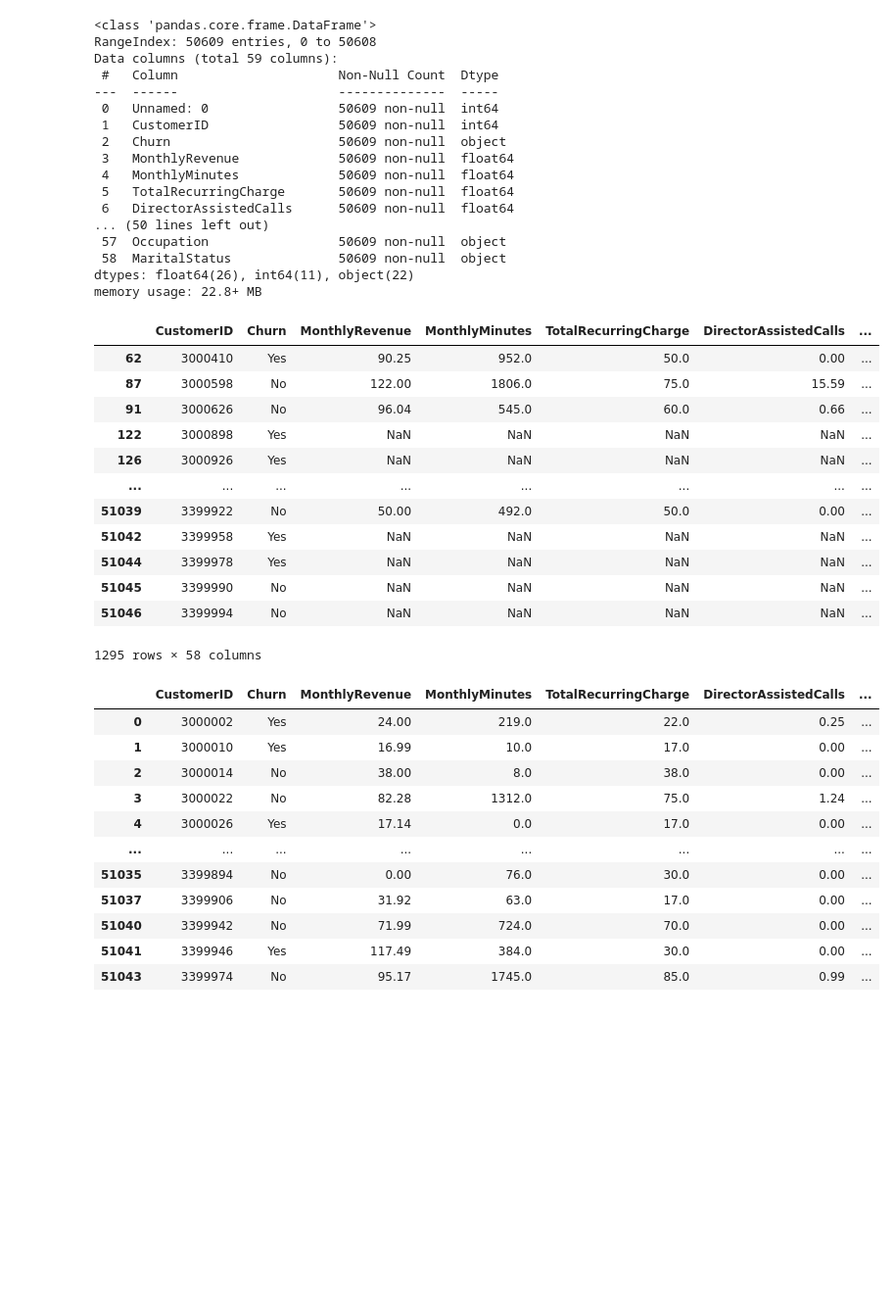
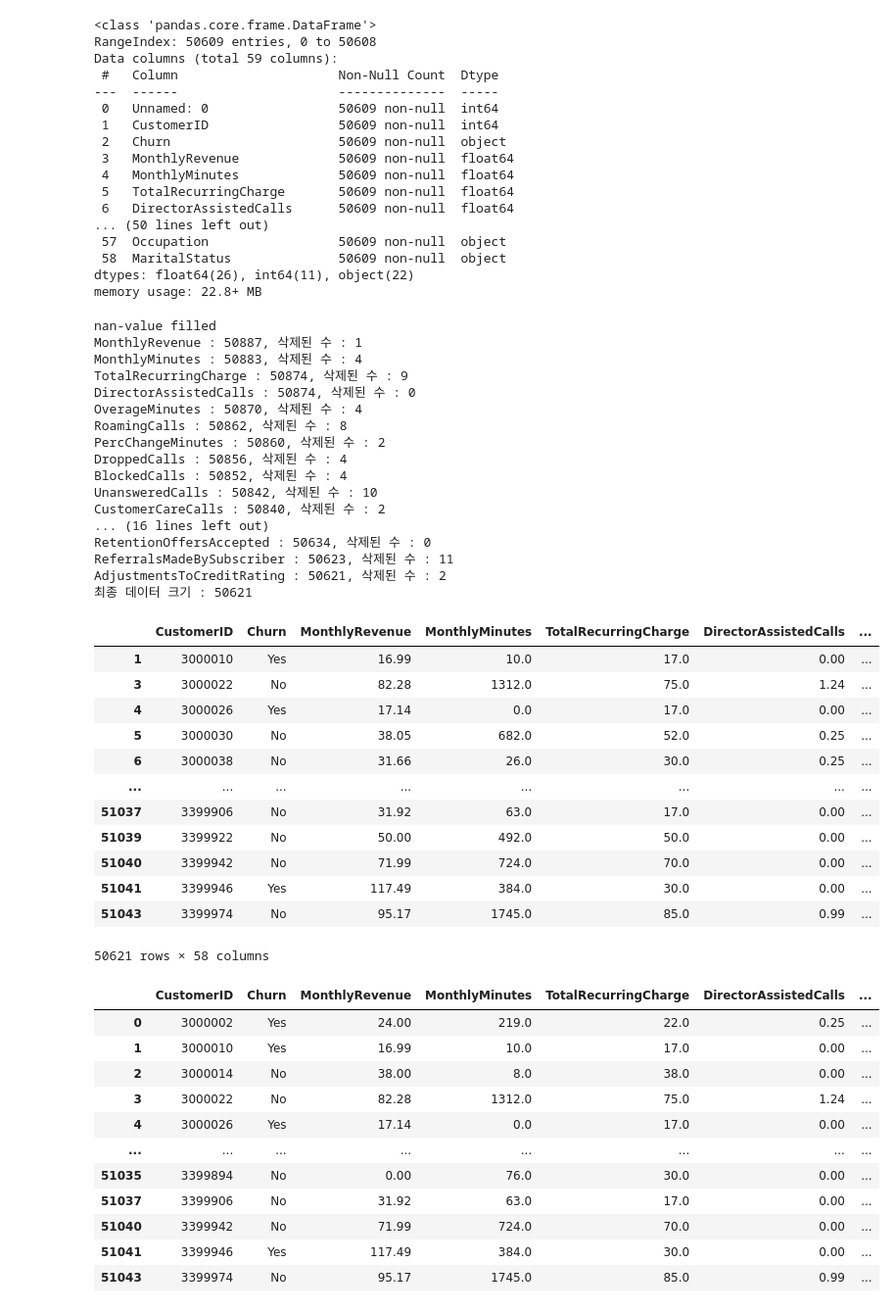
Before and after one commit to SKNETWORKS-FAMILY-AICAMP/SKN04-2nd-4Team, a Jupyter notebook: DL/cus_dl/test.ipynb, the cells around one changed output. Shown: that part at 98% size. Drawn from its saved outputs; the diff is of its cells as text; code cells hidden in the pictures; blank space fills up the shorter version.

```diff
--- a/DL/cus_dl/test.ipynb
+++ b/DL/cus_dl/test.ipynb
@@ -72,22 +72,46 @@ missing_data_rows
 sns.pairplot(
     missing_data_rows
 )
-# %%
-missing_data_rows
-# %% [output]
-|  | CustomerID | Churn | MonthlyRevenue | MonthlyMinutes | TotalRecurringCharge | DirectorAssistedCalls | ... |
-| 62 | 3000410 | Yes | 90.25 | 952.0 | 50.0 | 0.00 | ... |
-| 87 | 3000598 | No | 122.00 | 1806.0 | 75.0 | 15.59 | ... |
-| 91 | 3000626 | No | 96.04 | 545.0 | 60.0 | 0.66 | ... |
-| 122 | 3000898 | Yes | NaN | NaN | NaN | NaN | ... |
-| 126 | 3000926 | Yes | NaN | NaN | NaN | NaN | ... |
-| ... | ... | ... | ... | ... | ... | ... | ... |
-| 51039 | 3399922 | No | 50.00 | 492.0 | 50.0 | 0.00 | ... |
-| 51042 | 3399958 | Yes | NaN | NaN | NaN | NaN | ... |
-| 51044 | 3399978 | Yes | NaN | NaN | NaN | NaN | ... |
-| 51045 | 3399990 | No | NaN | NaN | NaN | NaN | ... |
-| 51046 | 3399994 | No | NaN | NaN | NaN | NaN | ... |
-1295 rows × 58 columns
+# %%
+import sys
+import os
+sys.path.append(os.path.abspath(os.path.join(os.getcwd(), '../..')))
+import EDA.pre_data as eda
+# 상위 디렉토리를 경로에 추가 (test.ipynb 파일 기준으로)
+
+preprocessed_data = eda.preprocessing(data)
+preprocessed_data
+# %% [output]
+nan-value filled
+MonthlyRevenue : 50887, 삭제된 수 : 1
+MonthlyMinutes : 50883, 삭제된 수 : 4
+TotalRecurringCharge : 50874, 삭제된 수 : 9
+DirectorAssistedCalls : 50874, 삭제된 수 : 0
+OverageMinutes : 50870, 삭제된 수 : 4
+RoamingCalls : 50862, 삭제된 수 : 8
+PercChangeMinutes : 50860, 삭제된 수 : 2
+DroppedCalls : 50856, 삭제된 수 : 4
+BlockedCalls : 50852, 삭제된 수 : 4
+UnansweredCalls : 50842, 삭제된 수 : 10
+CustomerCareCalls : 50840, 삭제된 수 : 2
+... (16 lines left out)
+RetentionOffersAccepted : 50634, 삭제된 수 : 0
+ReferralsMadeBySubscriber : 50623, 삭제된 수 : 11
+AdjustmentsToCreditRating : 50621, 삭제된 수 : 2
+최종 데이터 크기 : 50621
+|  | CustomerID | Churn | MonthlyRevenue | MonthlyMinutes | TotalRecurringCharge | DirectorAssistedCalls | ... |
+| 1 | 3000010 | Yes | 16.99 | 10.0 | 17.0 | 0.00 | ... |
+| 3 | 3000022 | No | 82.28 | 1312.0 | 75.0 | 1.24 | ... |
+| 4 | 3000026 | Yes | 17.14 | 0.0 | 17.0 | 0.00 | ... |
+| 5 | 3000030 | No | 38.05 | 682.0 | 52.0 | 0.25 | ... |
+| 6 | 3000038 | No | 31.66 | 26.0 | 30.0 | 0.25 | ... |
+| ... | ... | ... | ... | ... | ... | ... | ... |
+| 51037 | 3399906 | No | 31.92 | 63.0 | 17.0 | 0.00 | ... |
+| 51039 | 3399922 | No | 50.00 | 492.0 | 50.0 | 0.00 | ... |
+| 51040 | 3399942 | No | 71.99 | 724.0 | 70.0 | 0.00 | ... |
+| 51041 | 3399946 | Yes | 117.49 | 384.0 | 30.0 | 0.00 | ... |
+| 51043 | 3399974 | No | 95.17 | 1745.0 | 85.0 | 0.99 | ... |
+50621 rows × 58 columns
 # %%
 drop_data = data.dropna()
 drop_data
```
Also changed, not shown: parts of 3 cells of this notebook, 19 other files.
